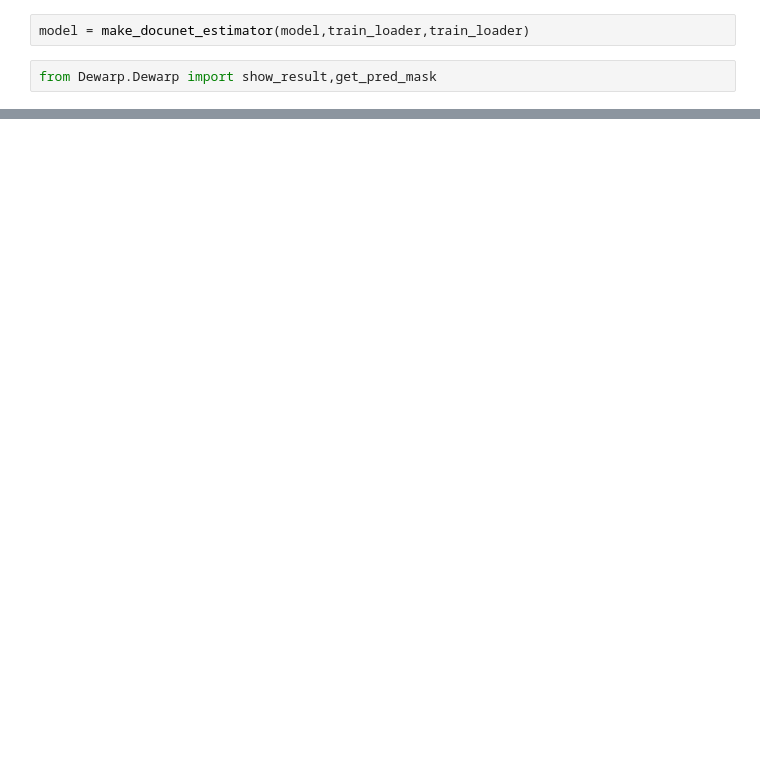
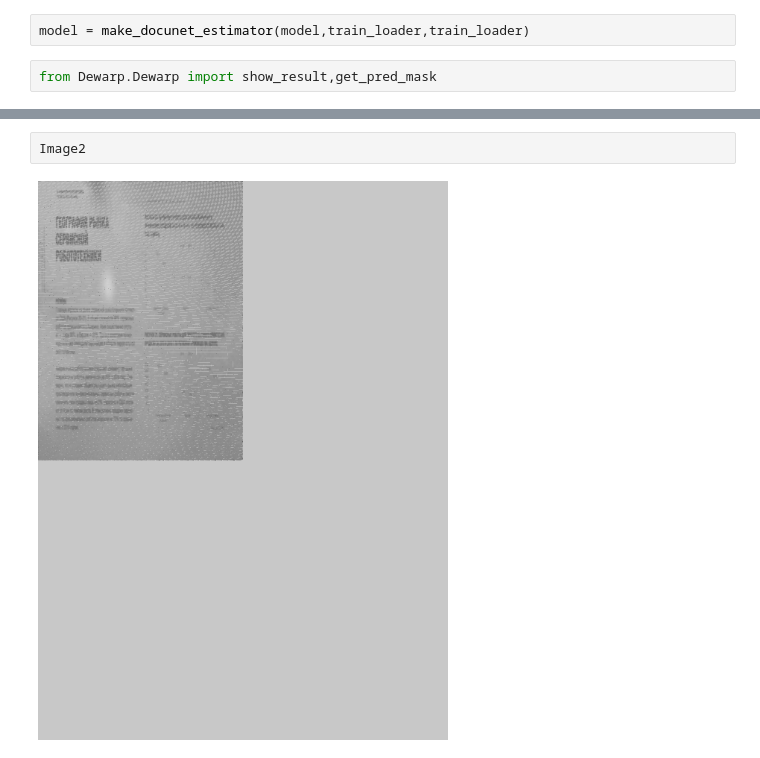
Before and after one commit to archangelChak/Dewarp, a Jupyter notebook: Untitled.ipynb, the cells around one changed output, grey strips where cells are left out. Cells and saved outputs as stored; diff of their text form; blank space fills up the shorter version.

```diff
--- a/Untitled.ipynb
+++ b/Untitled.ipynb
@@ -68,0 +142,4 @@ mask_paths.sort()
+# %%
+Image2
+# %% [output]
+[figure, added]
```
Also changed, not shown: parts of 19 cells of this notebook, 3 other files.
